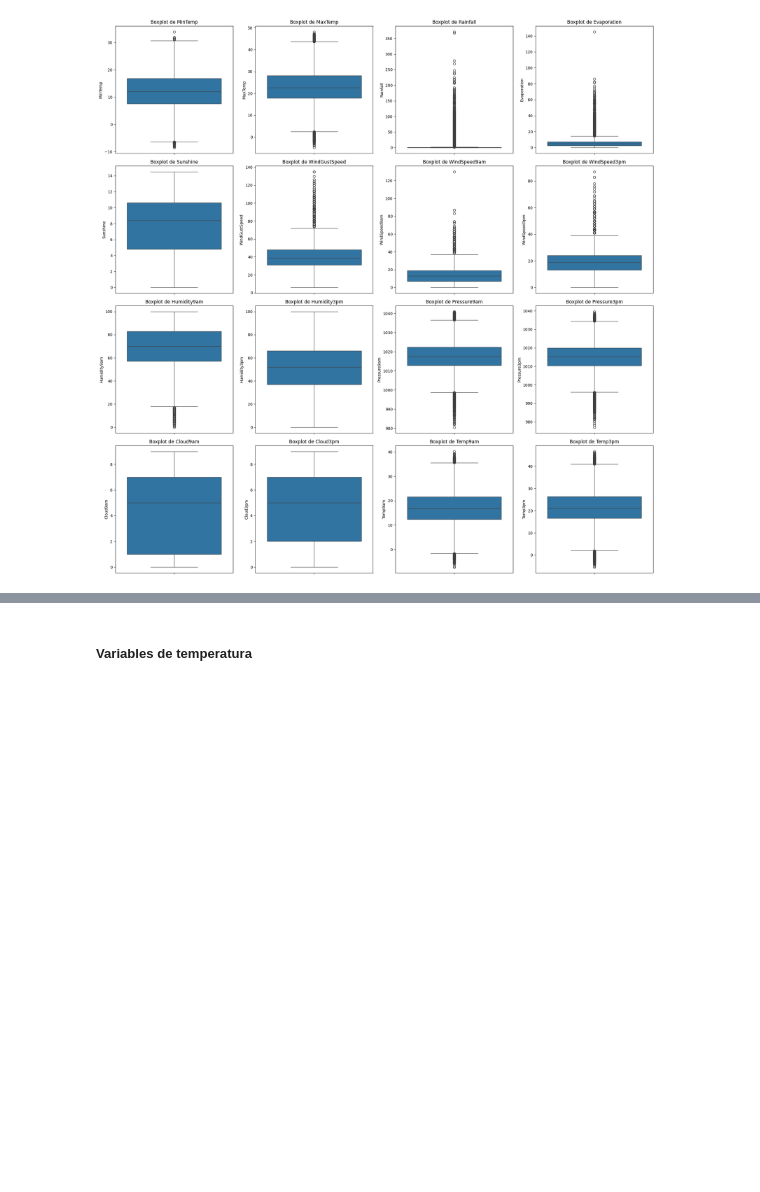
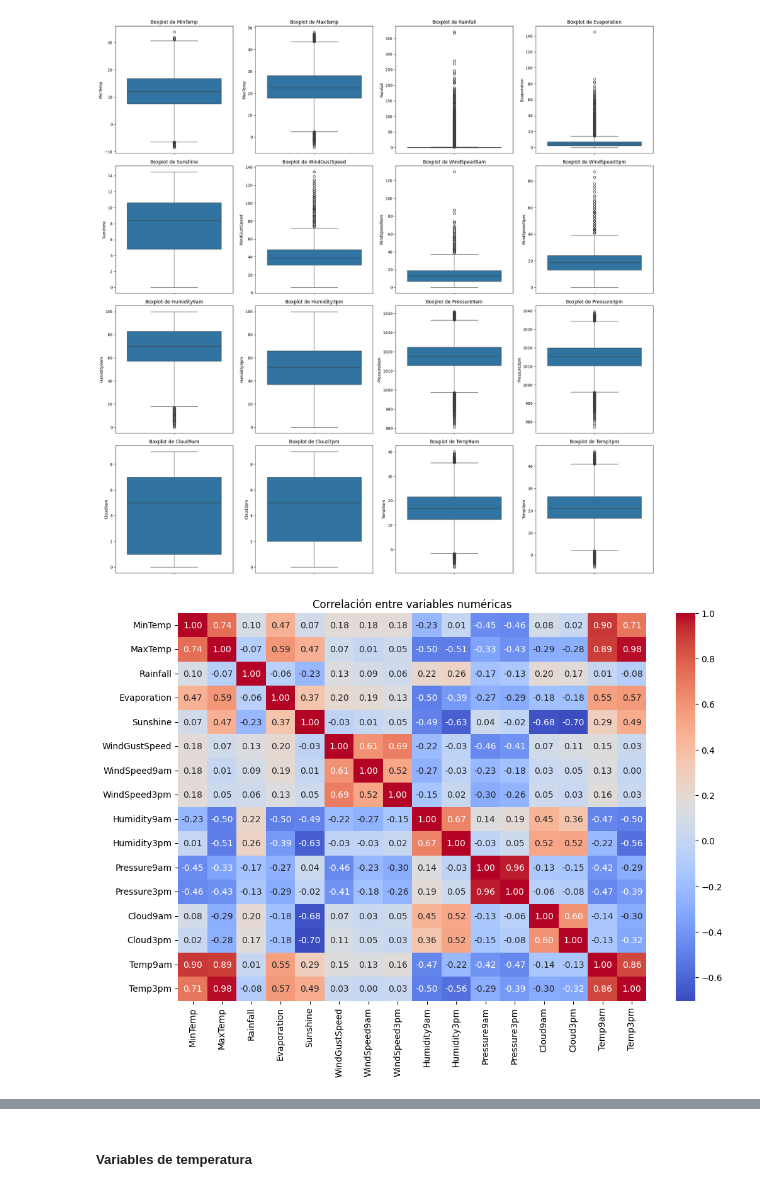
Before and after one commit to diegosarina-ceia/AMq1, a Jupyter notebook: TP_Final_AD_WeatherAustralia.ipynb, the cells around one changed output, grey strips where cells are left out. Saved outputs shown, nothing was run; the diff lists cells and outputs as text; code cells hidden in the pictures; blank space fills up the shorter version.

```diff
--- a/TP_Final_AD_WeatherAustralia.ipynb
+++ b/TP_Final_AD_WeatherAustralia.ipynb
@@ -312,5 +307,13 @@ plt.tight_layout()
 plt.show()
 # %% [output]
 [figure]
+# %%
+# correlación seaborn entre variables numéricas
+plt.figure(figsize=(12, 8))
+sns.heatmap(weather_df[VARIABLES_NUMERICAS].corr(), annot=True, cmap='coolwarm', fmt=".2f")
+plt.title('Correlación entre variables numéricas')
+plt.show()
+# %% [output]
+[figure, added]
 # %% [markdown]
 En un primer momento se observan diferentes formas de distribuciónes que se van a tener que ir analizando, así como también la presencia de outliers en algunas variables que pueden ser problemáticos para el análisis.
```
Also changed, not shown: parts of 25 cells of this notebook.
